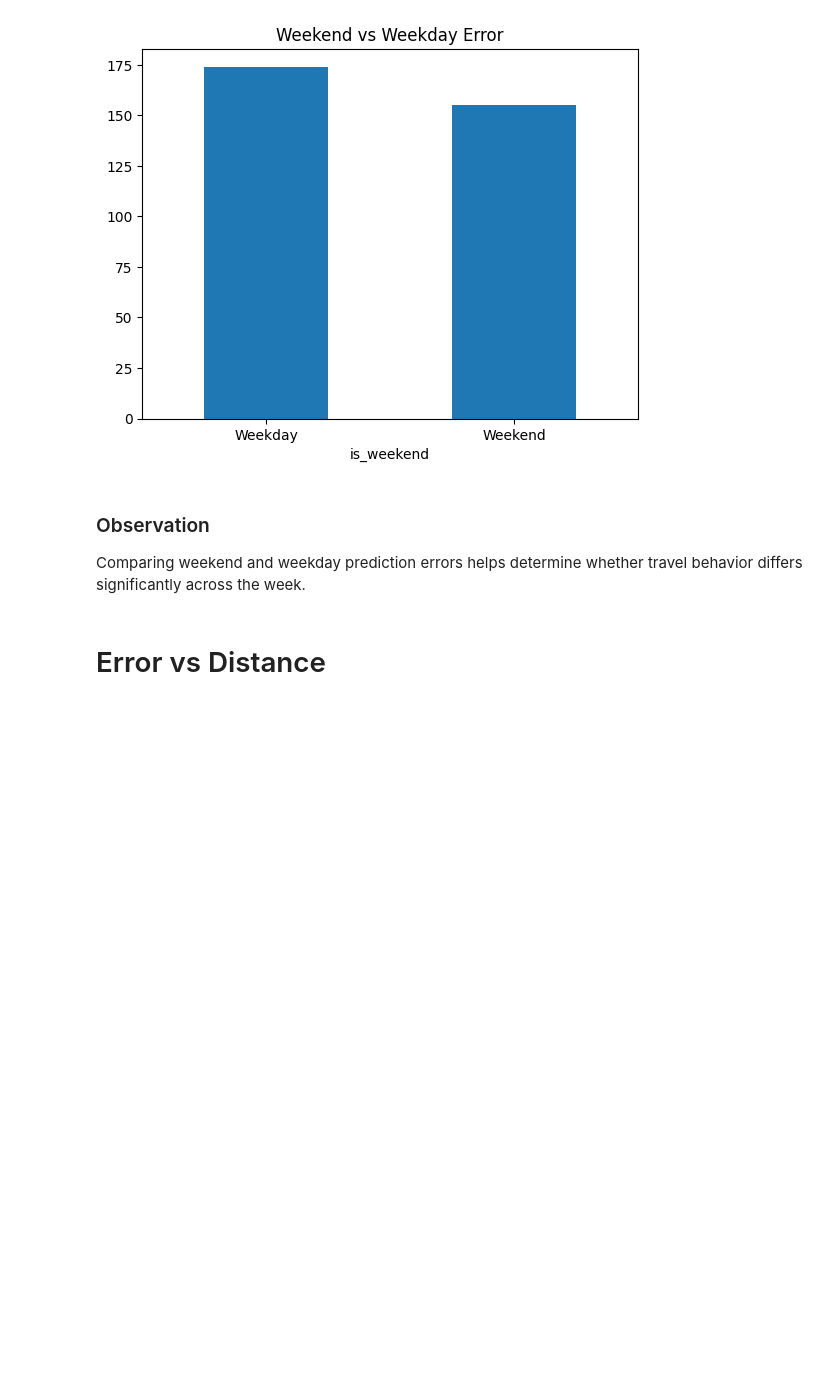
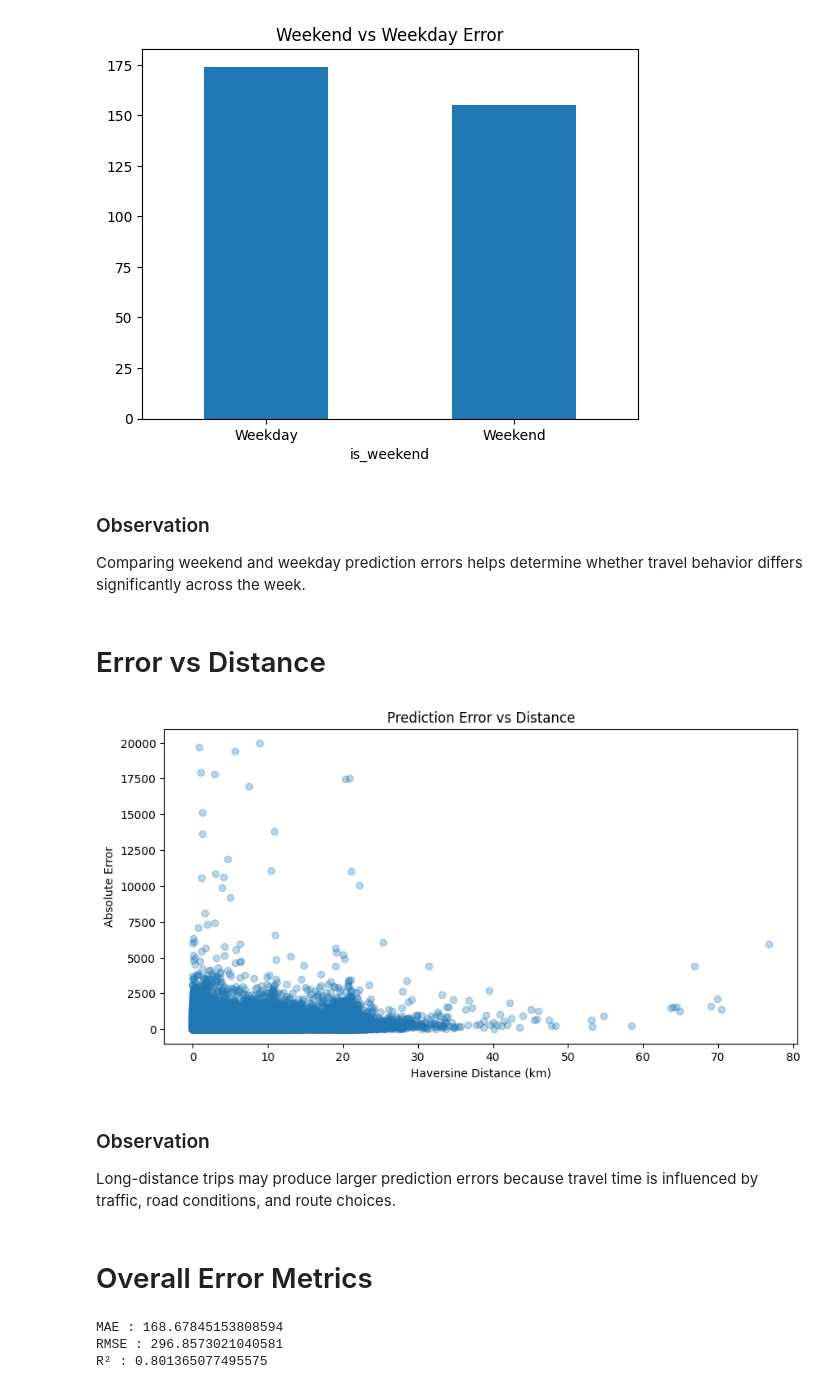
Before and after one commit to manasi-navale2107/RideSense-AI, a Jupyter notebook: notebooks/08_Error_Analysis.ipynb, the cells around one changed output. Drawn from its saved outputs; the diff is of its cells as text; code cells hidden in the pictures; blank space fills up the shorter version.

```diff
--- a/notebooks/08_Error_Analysis.ipynb
+++ b/notebooks/08_Error_Analysis.ipynb
@@ -195,3 +195,37 @@ plt.show()
 Comparing weekend and weekday prediction errors helps determine whether travel behavior differs significantly across the week.
 # %% [markdown]
 # Error vs Distance
+# %%
+plt.figure(figsize=(10,5))
+
+plt.scatter(
+    results["haversine_distance_km"],
+    results["Absolute_Error"],
+    alpha=0.3
+)
+
+plt.xlabel("Haversine Distance (km)")
+
+plt.ylabel("Absolute Error")
+
+plt.title("Prediction Error vs Distance")
+
+plt.show()
+# %% [output]
+[figure, added]
+# %% [markdown]
+### Observation
+
+Long-distance trips may produce larger prediction errors because travel time is influenced by traffic, road conditions, and route choices.
+# %% [markdown]
+# Overall Error Metrics
+# %%
+print("MAE :", mean_absolute_error(results["Actual"], results["Predicted"]))
+
+print("RMSE :", np.sqrt(mean_squared_error(results["Actual"], results["Predicted"])))
+
+print("R² :", r2_score(results["Actual"], results["Predicted"]))
+# %% [output]
+MAE : 168.67845153808594
+RMSE : 296.8573021040581
+R² : 0.801365077495575
```
Also changed, not shown: parts of 3 cells of this notebook.
